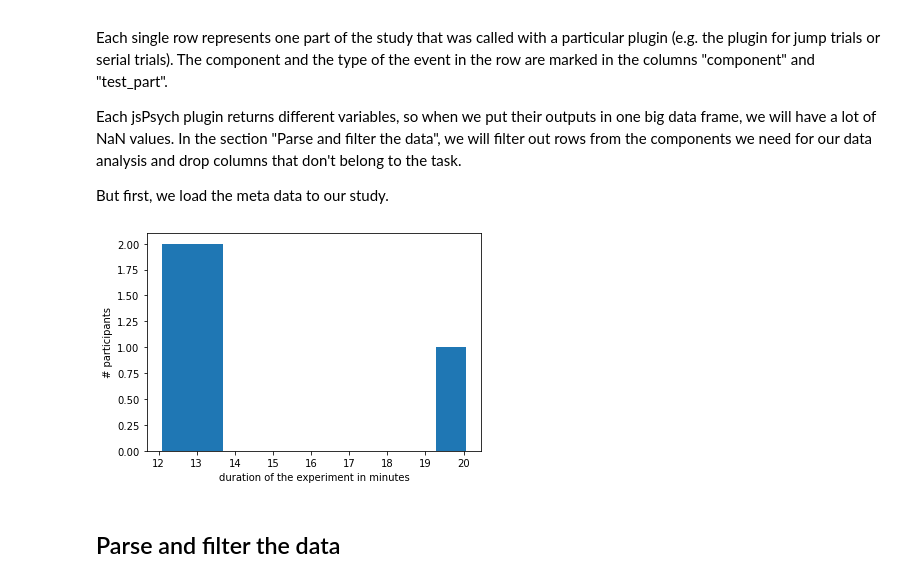
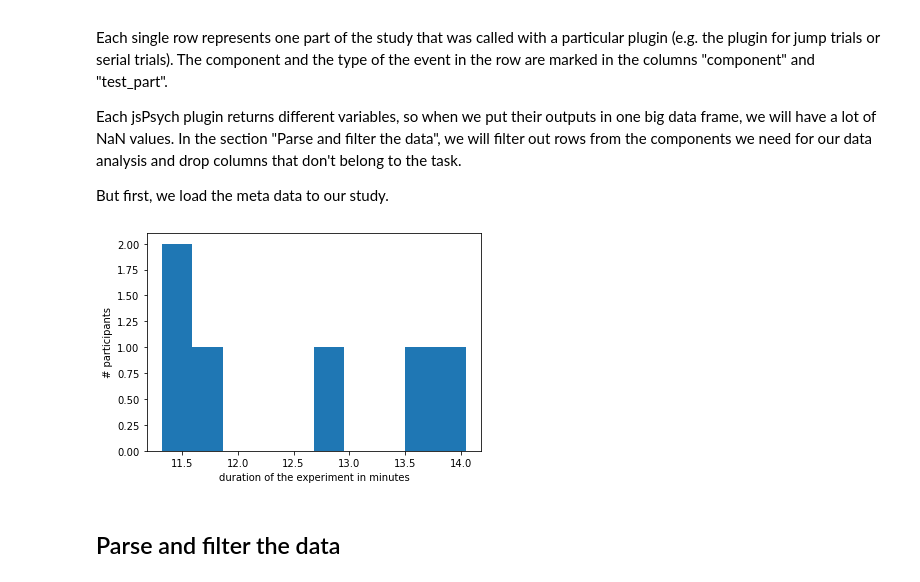
Before and after one commit to ClaraKuper/ManualInhibitionOnline, a Jupyter notebook: analysis/Sanity_Check.ipynb, the cells around one changed output. Drawn from its saved outputs; the diff is of its cells as text; code cells hidden in the pictures.

```diff
--- a/analysis/Sanity_Check.ipynb
+++ b/analysis/Sanity_Check.ipynb
@@ -96,28 +94,28 @@ Each jsPsych plugin returns different variables, so when we put their outputs in
 But first, we load the meta data to our study.
 # %%
 # Import jatos meta data
-jatos_meta = pd.read_csv('../data/jatos_meta_25_08.csv')
+jatos_meta = pd.read_csv('../data/jatos_meta_author.csv')
 
 # initialize a column in the meta data frame
 jatos_meta['DurationSeconds'] = np.nan
 
 # compute the duration in seconds
 for i in jatos_meta.index:
     jatos_meta.loc[i, 'DurationSeconds'] = hhmmss_to_sec(jatos_meta['Duration'][i])
 
 # find the outliers
 speed_outlier = find_outliers(jatos_meta, 'DurationSeconds')
 
 if len(speed_outlier)>1:
     print('{} participants did the experiment in an unusual time'.format(len(speed_outlier)))
     speed_participants.append(jatos_meta[speed_outlier, 'subject'])
 
 # plot a histrogram of the durations
 plt.hist(jatos_meta.DurationSeconds/60)
 plt.xlabel('duration of the experiment in minutes')
 plt.ylabel('# participants');
 # %% [output]
-[figure, old version]
+[figure, new version]
 # %% [markdown]
 ## Parse and filter the data
 # %%
```
Also changed, not shown: parts of 14 cells of this notebook, 13 other files.
